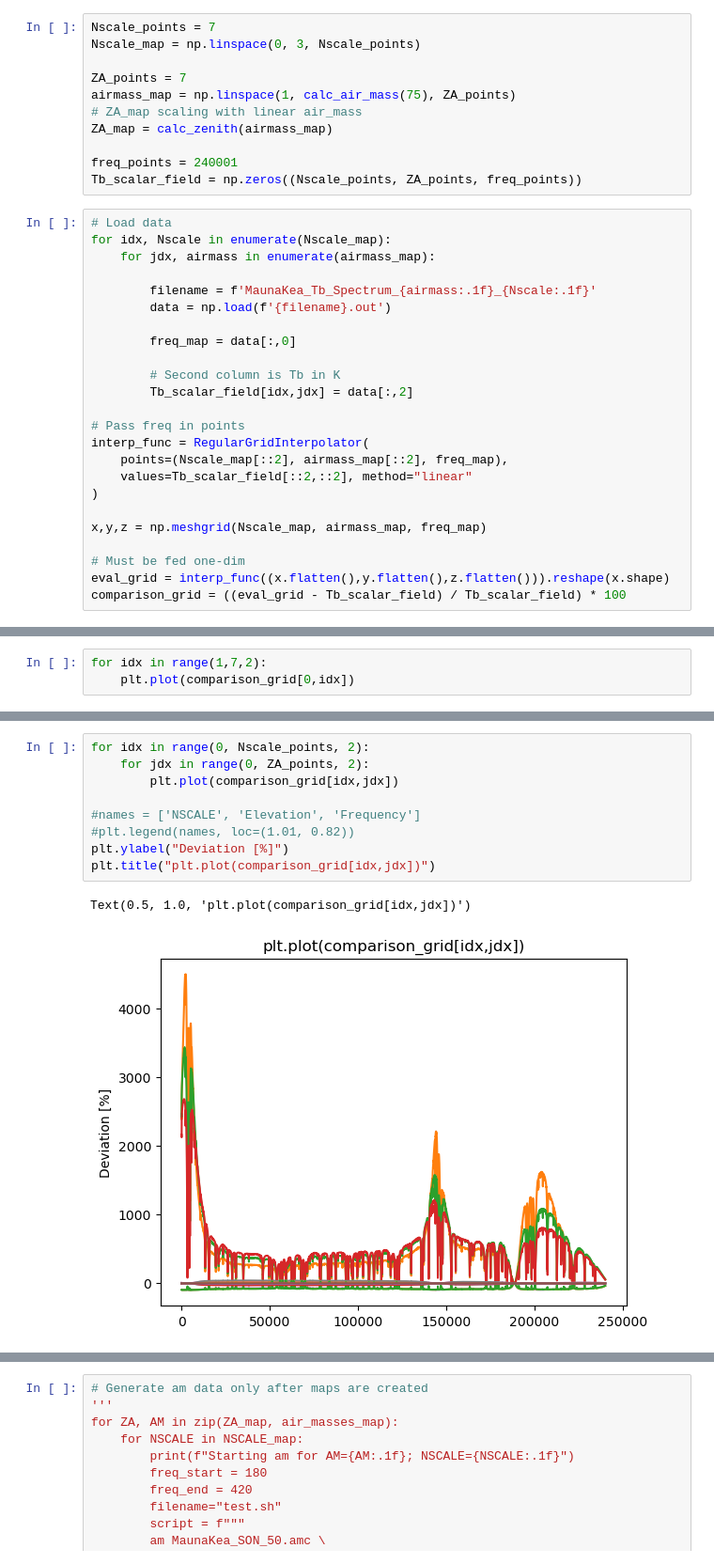
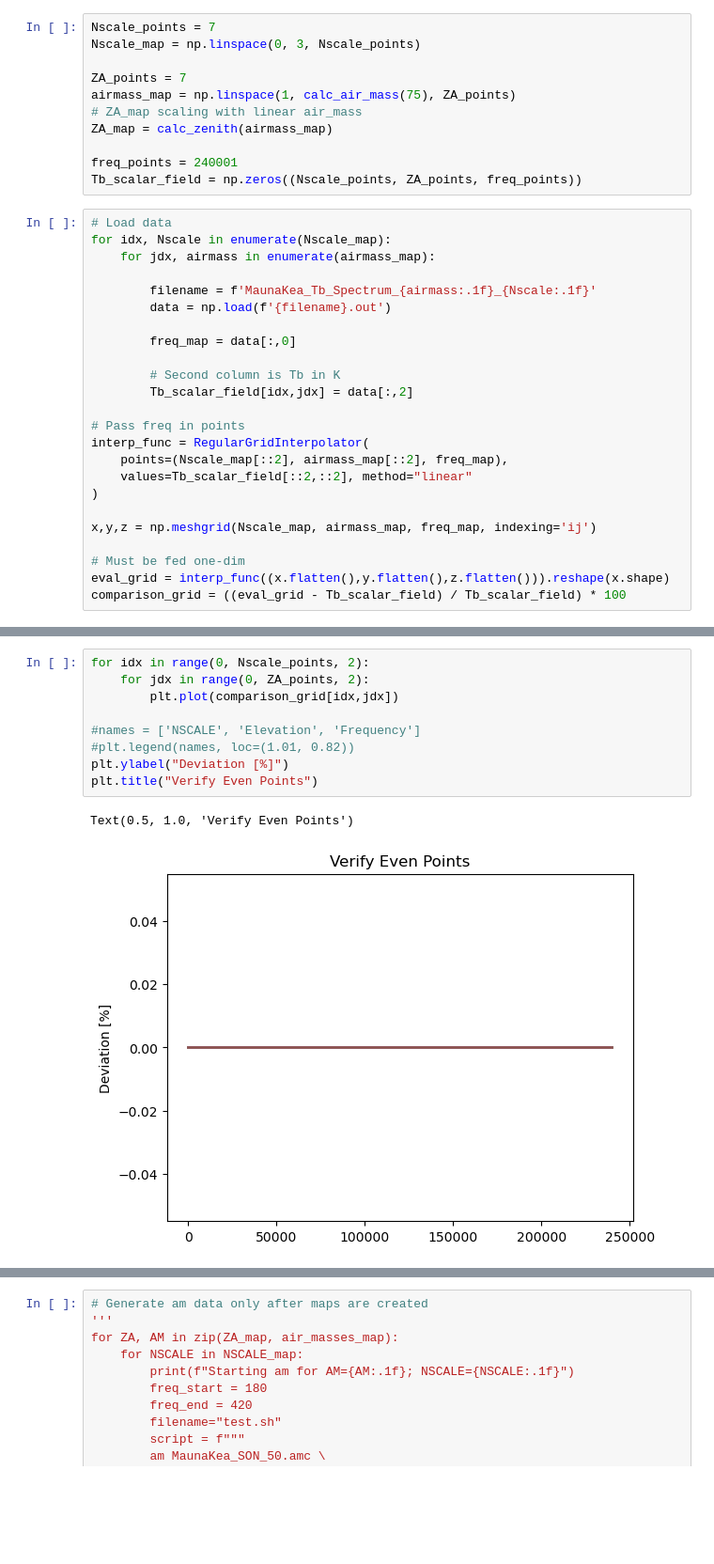
Before and after one commit to kartographer/ozone_radiometry, a Jupyter notebook: MaunaKea/interpolation/sandbox.ipynb, the cells around one changed output, grey strips where cells are left out. Shown at 94% size. Drawn from its saved outputs; the diff is of its cells as text; blank space fills up the shorter version.

```diff
--- a/MaunaKea/interpolation/sandbox.ipynb
+++ b/MaunaKea/interpolation/sandbox.ipynb
@@ -59,7 +59,7 @@ interp_func = RegularGridInterpolator(
     values=Tb_scalar_field[::2,::2], method="linear"
 )
 
-x,y,z = np.meshgrid(Nscale_map, airmass_map, freq_map)
+x,y,z = np.meshgrid(Nscale_map, airmass_map, freq_map, indexing='ij')
 
 # Must be fed one-dim
 eval_grid = interp_func((x.flatten(),y.flatten(),z.flatten())).reshape(x.shape)
@@ -79,3 +78,0 @@ Text(0.5, 1.0, 'Odd Comparison')
-# %%
-for idx in range(1,7,2):
-    plt.plot(comparison_grid[0,idx])
@@ -84,12 +79,12 @@ for idx in range(1,7,2):
 # %%
 for idx in range(0, Nscale_points, 2):
     for jdx in range(0, ZA_points, 2):
         plt.plot(comparison_grid[idx,jdx])
 
 #names = ['NSCALE', 'Elevation', 'Frequency']
 #plt.legend(names, loc=(1.01, 0.82))
 plt.ylabel("Deviation [%]")
-plt.title("plt.plot(comparison_grid[idx,jdx])")
+plt.title("Verify Even Points")
 # %% [output]
-Text(0.5, 1.0, 'plt.plot(comparison_grid[idx,jdx])')
+Text(0.5, 1.0, 'Verify Even Points')
-[figure, old version]
+[figure, new version]
```
Also changed, not shown: parts of 3 cells of this notebook, 1 other file.
